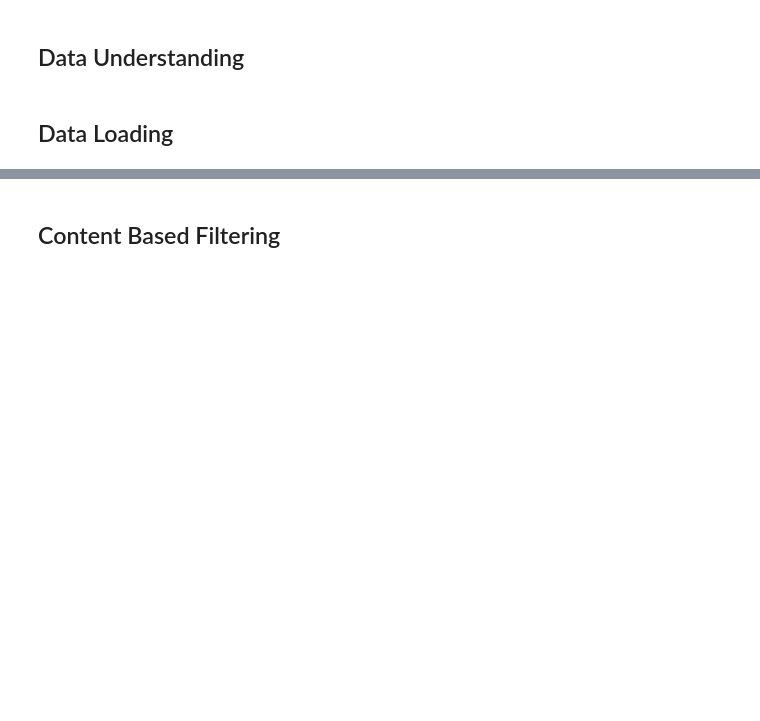
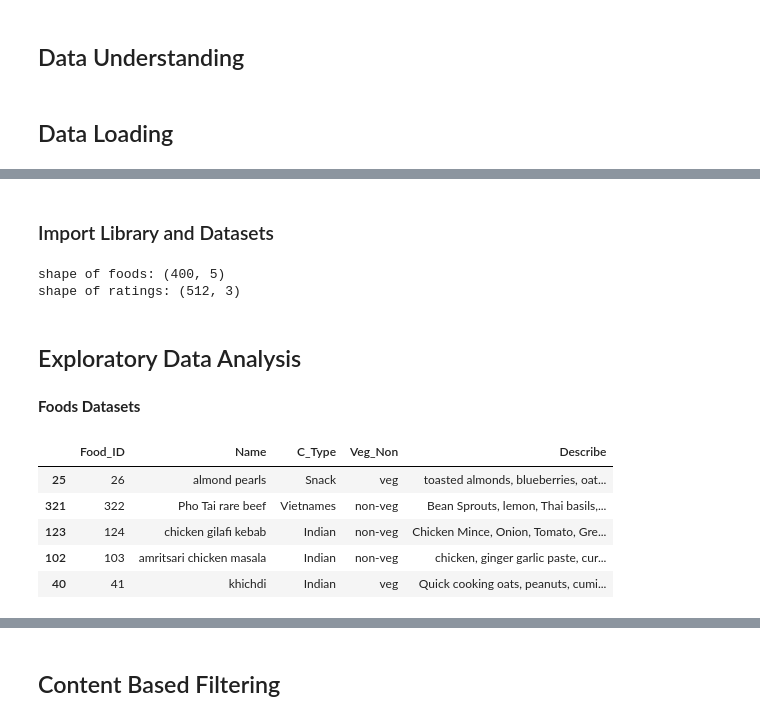
Before and after one commit to mfathul21/food-recommendations, a Jupyter notebook: Proyek_Akhir_Food_Recomendations_System.ipynb, the cells around one changed output, grey strips where cells are left out. Drawn from its saved outputs; the diff is of its cells as text; code cells hidden in the pictures; blank space fills up the shorter version.

```diff
--- a/Proyek_Akhir_Food_Recomendations_System.ipynb
+++ b/Proyek_Akhir_Food_Recomendations_System.ipynb
@@ -18,0 +49,2 @@ Selain meningkatkan kepuasan pelanggan, implementasi sistem rekomendasi makanan
+# %% [markdown]
+### Import Library and Datasets
@@ -18,0 +59,22 @@ Selain meningkatkan kepuasan pelanggan, implementasi sistem rekomendasi makanan
+# %%
+foods = pd.read_csv('/content/1662574418893344.csv')
+ratings = pd.read_csv('/content/ratings.csv')
+
+print(f"shape of foods: {foods.shape}")
+print(f"shape of ratings: {ratings.shape}")
+# %% [output]
+shape of foods: (400, 5)
+shape of ratings: (512, 3)
+# %% [markdown]
+## Exploratory Data Analysis
+# %% [markdown]
+**Foods Datasets**
+# %%
+foods.sample(5)
+# %% [output]
+|  | Food_ID | Name | C_Type | Veg_Non | Describe |
+| 25 | 26 | almond pearls | Snack | veg | toasted almonds, blueberries, oat... |
+| 321 | 322 | Pho Tai rare beef | Vietnames | non-veg | Bean Sprouts, lemon, Thai basils,... |
+| 123 | 124 | chicken gilafi kebab | Indian | non-veg | Chicken Mince, Onion, Tomato, Gre... |
+| 102 | 103 | amritsari chicken masala | Indian | non-veg | chicken, ginger garlic paste, cur... |
+| 40 | 41 | khichdi | Indian | veg | Quick cooking oats, peanuts, cumi... |
```
Also changed, not shown: parts of 23 cells of this notebook.
